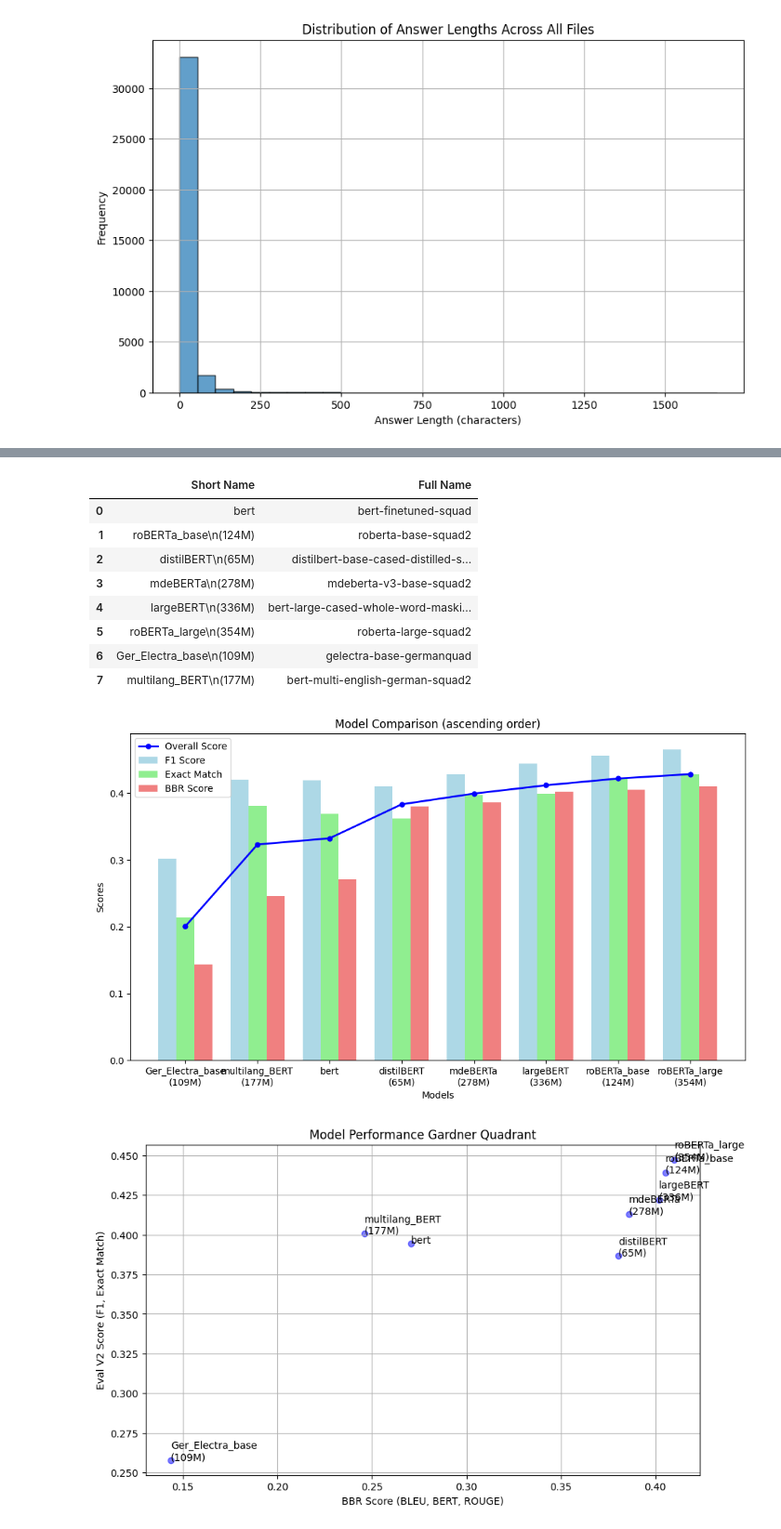
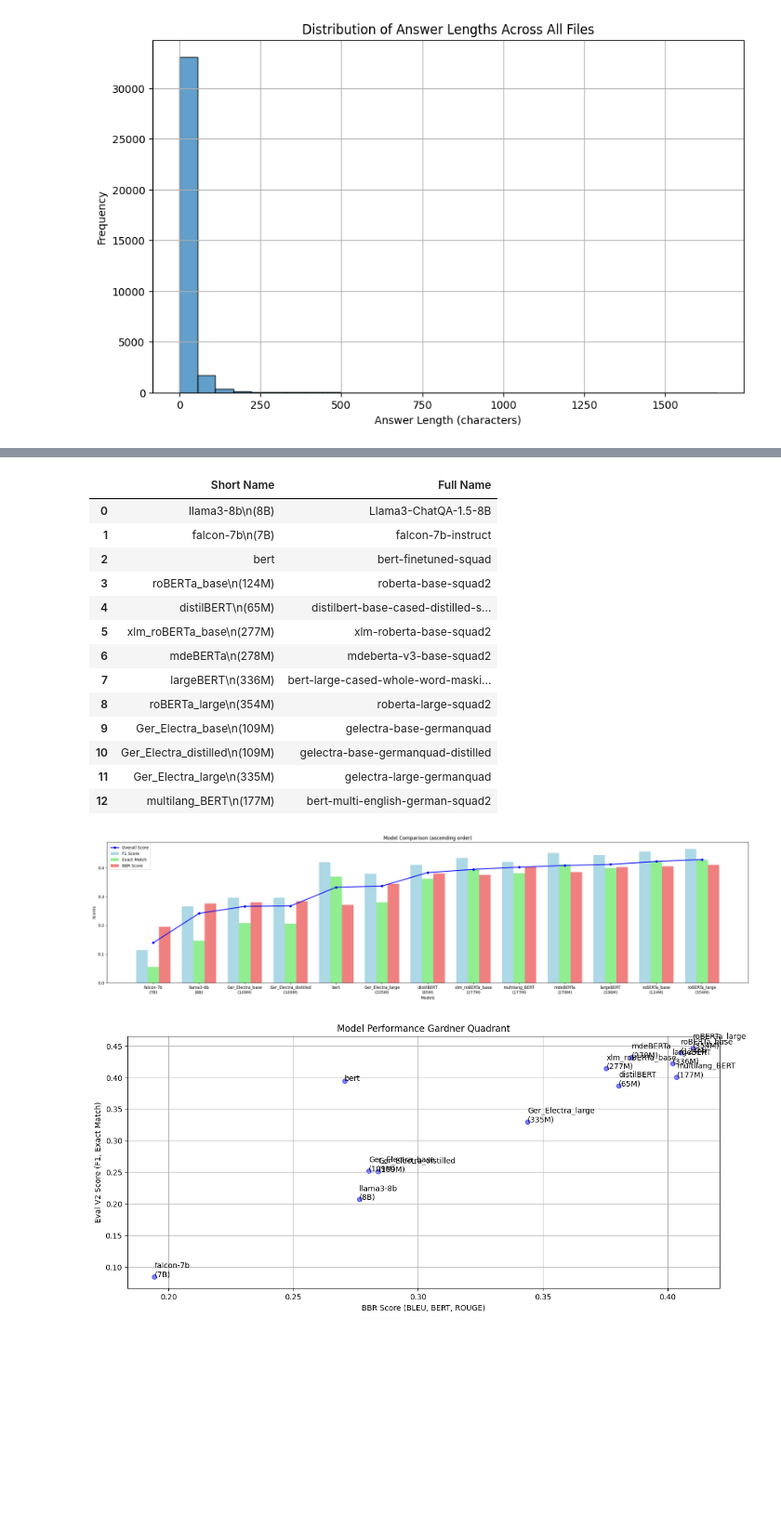
Before and after one commit to aminbensaad/eon-llm, a Jupyter notebook: llm/level-0.ipynb, the cells around one changed output, grey strips where cells are left out. Shown at 93% size. Cells and saved outputs as stored; diff of their text form; code cells hidden in the pictures; blank space fills up the shorter version.

Commit message:
adjusted loading of eval results to conform to new json format

```diff
--- a/llm/level-0.ipynb
+++ b/llm/level-0.ipynb
@@ -186,6 +186,9 @@ import pandas as pd
 import matplotlib.pyplot as plt
 import seaborn as sns
 from IPython.display import display
+
+# Define dataset
+dataset = "SQuAD"
 
 # Manual dictionary for model names
 manual_model_name_map = {
@@ -203,9 +206,9 @@ manual_model_name_map = {
 
     # Gtuned: SQuAD
     'bert-multi-english-german-squad2': 'multilang_BERT\n(177M)',
-    'gelectra-base-germanquad-distilled': 'Ger_Electra_distilled\n(109M)',
-    'gelectra-base-germanquad': 'Ger_Electra_base\n(109M)',
-    'gelectra-large-germanquad': 'Ger_Electra_large\n(335M)',
+    'gelectra-base-germanquad-distilled': 'GElectra_dist\n(109M)',
+    'gelectra-base-germanquad': 'GElectra_base\n(109M)',
+    'gelectra-large-germanquad': 'GElectra_large\n(335M)',
 }
 
 # Function to load timing results
@@ -215,7 +218,7 @@ def load_timing_results(timing_results_path):
     return timing_results
 
 # Function to load json files and extract relevant information
-def load_json_files(base_dir, subdirs):
+def load_json_files(base_dir, subdirs, dataset):
     results = []
     model_name_map = {}
     for subdir in subdirs:
@@ -231,7 +234,7 @@ def load_json_files(base_dir, subdirs):
                     model_name_map[short_name] = model_name
 
                     # Evaluation script for SQuAD v2 / GermanQuAD
-                    eval_v2 = data.get('evaluate-v2', {})
+                    eval_v2 = data.get(dataset, {}).get('evaluate-v2', {})
                     exact = eval_v2.get('exact', 0) / 100  # Rescale to 0-1
                     f1 = eval_v2.get('f1', 0) / 100  # Rescale to 0-1
 
@@ -244,17 +247,17 @@ def load_json_files(base_dir, subdirs):
                     no_ans_f1 = eval_v2.get('NoAns_f1', 0)
 
                     # BLEU
-                    bleu_score = data.get('bleu', {}).get('bleu', 0)
+                    bleu_score = data.get(dataset, {}).get('bleu', {}).get('bleu', 0)
 
                     # ROUGE
-                    rouge_scores = data.get('rouge', {})
+                    rouge_scores = data.get(dataset, {}).get('rouge', {})
                     rouge1 = rouge_scores.get('rouge1', {}).get('f', 0)
                     rouge2 = rouge_scores.get('rouge2', {}).get('f', 0)
                     rougeL = rouge_scores.get('rougeL', {}).get('f', 0)
                     rouge_score = np.mean([rouge1, rouge2, rougeL])
 
                     # BERT
-                    bert_score = data.get('bertscore', {}).get('F1', 0)
+                    bert_score = data.get(dataset, {}).get('bertscore', {}).get('F1', 0)
 
                     # Cumulative scores
                     eval_v2_score = 1/2 * (exact + f1)
@@ -287,10 +290,11 @@ figure_root = './figures'
 timing_results_path = './timing_results.json'
 
 # Select the subdirectory
-subdir = ['tuned', 'Gtuned'] # options: base, Gbase, tuned, Gtuned
+subdir = ['base', 'tuned', 'Gtuned'] # options: base, Gbase, tuned, Gtuned
 
 # Load data
-data, model_name_map = load_json_files(base_dir, subdir)
+dataset = "SQuAD"
+data, model_name_map = load_json_files(base_dir, subdir, dataset)
 
 # Load timing results
 timing_results = load_timing_results(timing_results_path)
@@ -307,7 +311,7 @@ display(pd.DataFrame(list(model_name_map.items()), columns=['Short Name', 'Full
 
 # ============================================================================================
 # Visualisation 1: Bar chart with line graph for overall_score
-plt.figure(figsize=(10, 6))
+plt.figure(figsize=(23, 6))
 bar_width = 0.25
 index = np.arange(len(df_sorted))
 
@@ -335,7 +339,7 @@ plt.show()
 
 # ============================================================================================
 # Visualisation 2: Gardner Quadrants Style graph
-plt.figure(figsize=(10, 6))
+plt.figure(figsize=(14, 6))
 plt.scatter(df_sorted['eval_other'], df_sorted['eval_v2_score'], c='b', alpha=0.5)
 for i, txt in enumerate(df_sorted['short_name']):
     plt.annotate(manual_model_name_map.get(txt, txt), (df_sorted['eval_other'].iat[i], df_sorted['eval_v2_score'].iat[i]))
@@ -473,11 +482,16 @@ plt.show()
 |  | Short Name | Full Name |
-| 0 | bert | bert-finetuned-squad |
-| 1 | roBERTa_base\n(124M) | roberta-base-squad2 |
-| 2 | distilBERT\n(65M) | distilbert-base-cased-distilled-s... |
-| 3 | mdeBERTa\n(278M) | mdeberta-v3-base-squad2 |
-| 4 | largeBERT\n(336M) | bert-large-cased-whole-word-maski... |
-| 5 | roBERTa_large\n(354M) | roberta-large-squad2 |
-| 6 | Ger_Electra_base\n(109M) | gelectra-base-germanquad |
-| 7 | multilang_BERT\n(177M) | bert-multi-english-german-squad2 |
+| 0 | llama3-8b\n(8B) | Llama3-ChatQA-1.5-8B |
+| 1 | falcon-7b\n(7B) | falcon-7b-instruct |
+| 2 | bert | bert-finetuned-squad |
+| 3 | roBERTa_base\n(124M) | roberta-base-squad2 |
+| 4 | distilBERT\n(65M) | distilbert-base-cased-distilled-s... |
+| 5 | xlm_roBERTa_base\n(277M) | xlm-roberta-base-squad2 |
+| 6 | mdeBERTa\n(278M) | mdeberta-v3-base-squad2 |
+| 7 | largeBERT\n(336M) | bert-large-cased-whole-word-maski... |
+| 8 | roBERTa_large\n(354M) | roberta-large-squad2 |
+| 9 | Ger_Electra_base\n(109M) | gelectra-base-germanquad |
+| 10 | Ger_Electra_distilled\n(109M) | gelectra-base-germanquad-distilled |
+| 11 | Ger_Electra_large\n(335M) | gelectra-large-germanquad |
+| 12 | multilang_BERT\n(177M) | bert-multi-english-german-squad2 |
-[figure, old version]
+[figure, new version]
-[figure, old version]
+[figure, new version]
```
Also changed, not shown: parts of 1 cell of this notebook.
